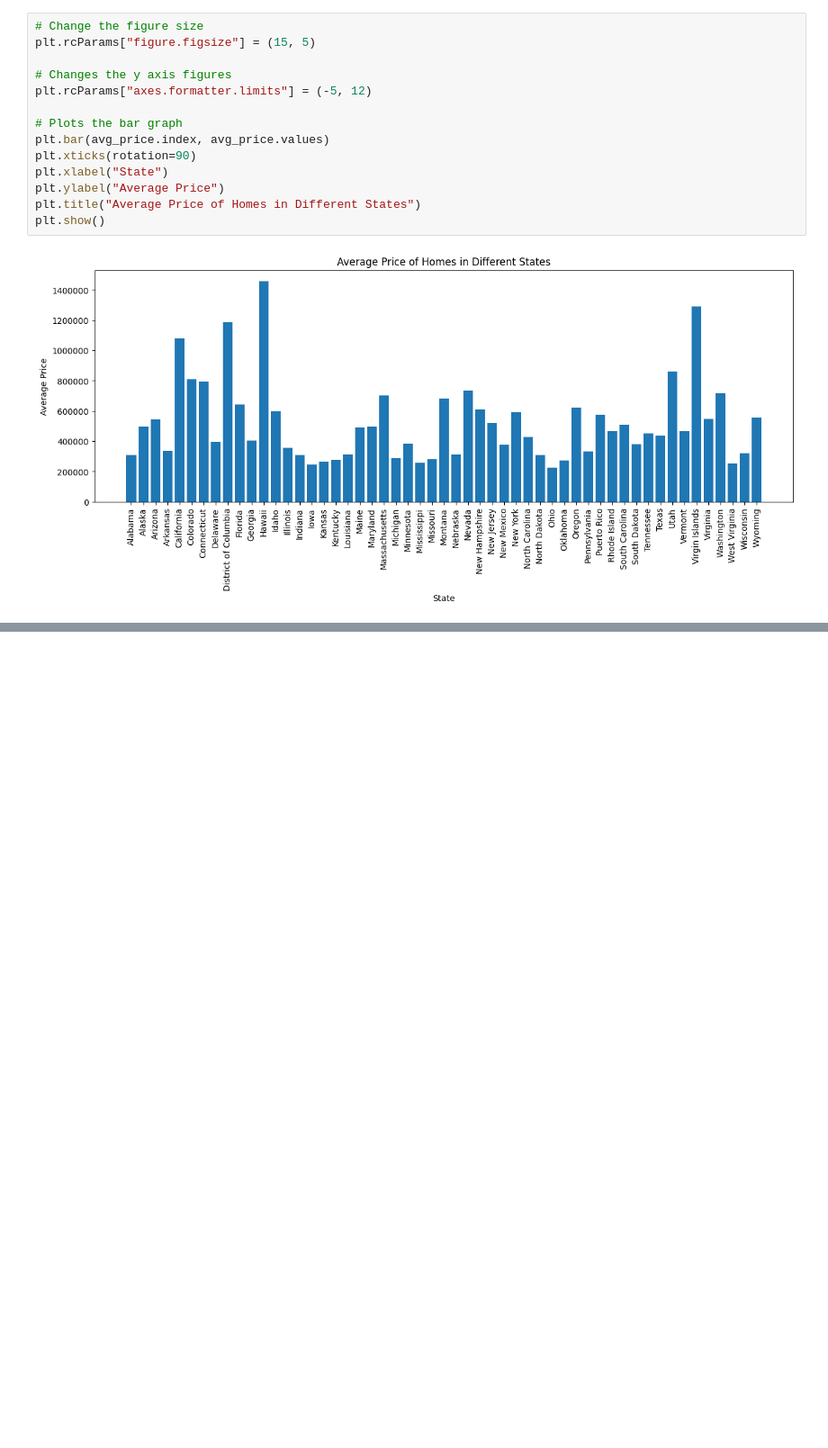
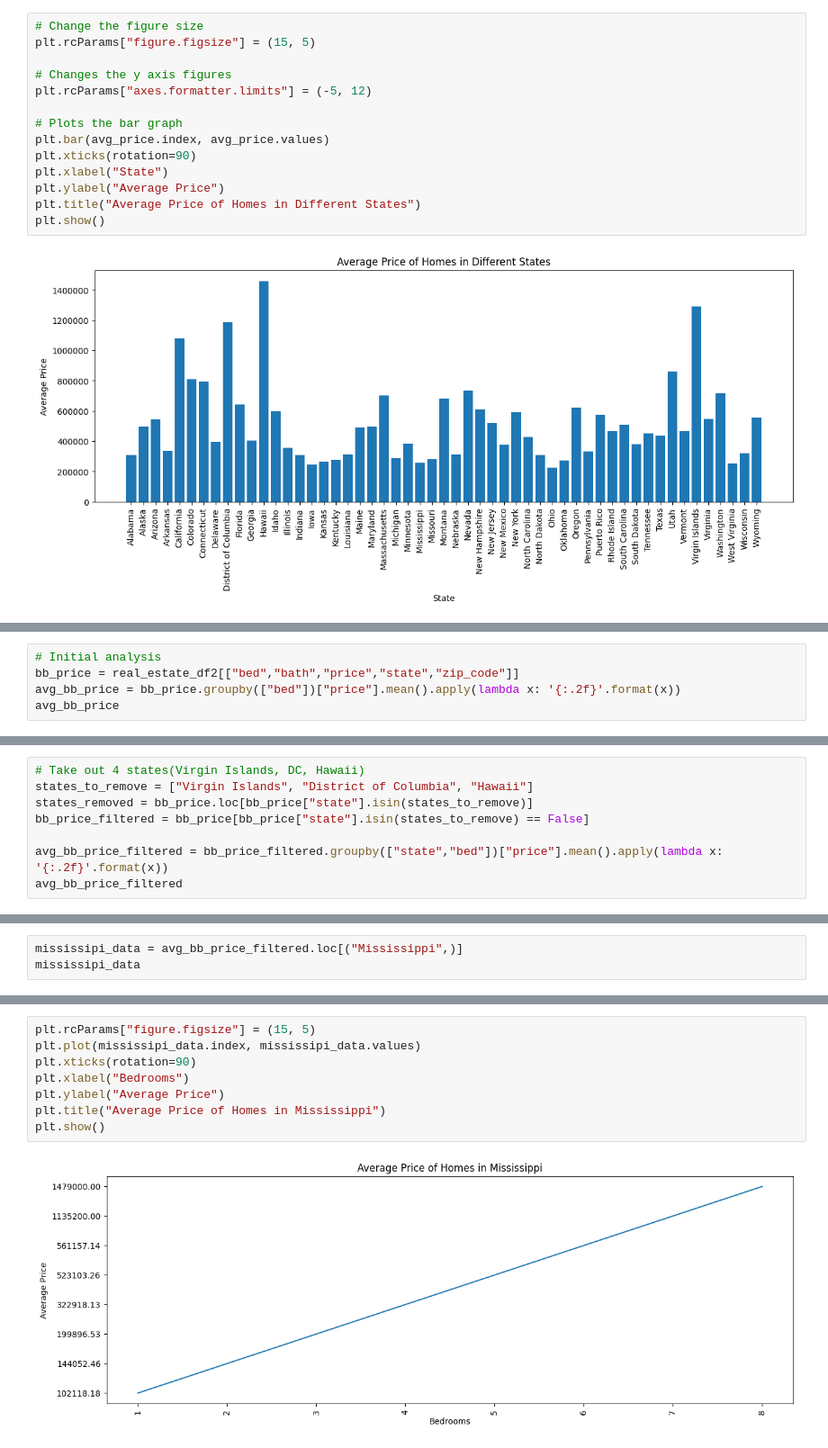
Before and after one commit to njaunick/Project1-Team4-, a Jupyter notebook: Project1.ipynb, the cells around one changed output, grey strips where cells are left out. Shown at 90% size. Drawn from its saved outputs; the diff is of its cells as text; blank space fills up the shorter version.

```diff
--- a/Project1.ipynb
+++ b/Project1.ipynb
@@ -157,0 +178,5 @@ plt.show()
+# %%
+# Initial analysis
+bb_price = real_estate_df2[["bed","bath","price","state","zip_code"]]
+avg_bb_price = bb_price.groupby(["bed"])["price"].mean().apply(lambda x: '{:.2f}'.format(x))
+avg_bb_price
@@ -157,0 +203,8 @@ plt.show()
+# %%
+# Take out 4 states(Virgin Islands, DC, Hawaii)
+states_to_remove = ["Virgin Islands", "District of Columbia", "Hawaii"]
+states_removed = bb_price.loc[bb_price["state"].isin(states_to_remove)]
+bb_price_filtered = bb_price[bb_price["state"].isin(states_to_remove) == False]
+
+avg_bb_price_filtered = bb_price_filtered.groupby(["state","bed"])["price"].mean().apply(lambda x: '{:.2f}'.format(x))
+avg_bb_price_filtered
@@ -157,0 +233,3 @@ plt.show()
+# %%
+mississipi_data = avg_bb_price_filtered.loc[("Mississippi",)]
+mississipi_data
@@ -157,0 +248,10 @@ plt.show()
+# %%
+plt.rcParams["figure.figsize"] = (15, 5)
+plt.plot(mississipi_data.index, mississipi_data.values)
+plt.xticks(rotation=90)
+plt.xlabel("Bedrooms")
+plt.ylabel("Average Price")
+plt.title("Average Price of Homes in Mississippi")
+plt.show()
+# %% [output]
+[figure, added]
```
Also changed, not shown: parts of 9 cells of this notebook.
